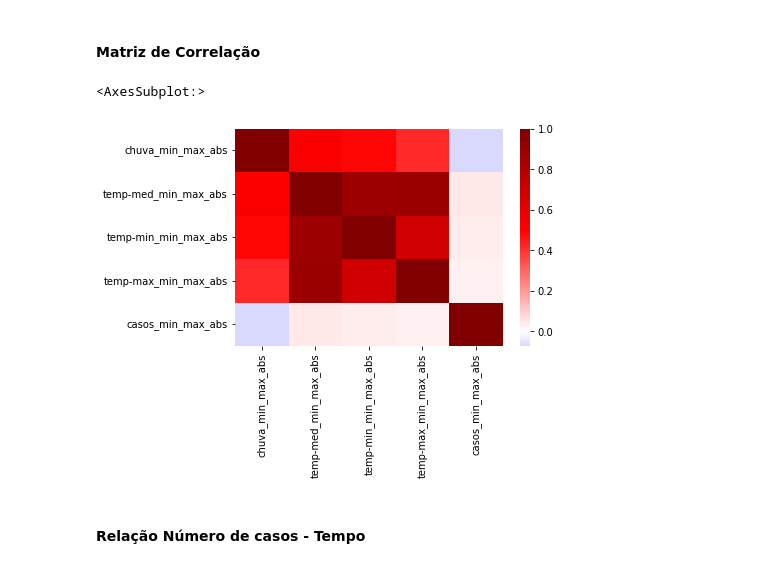
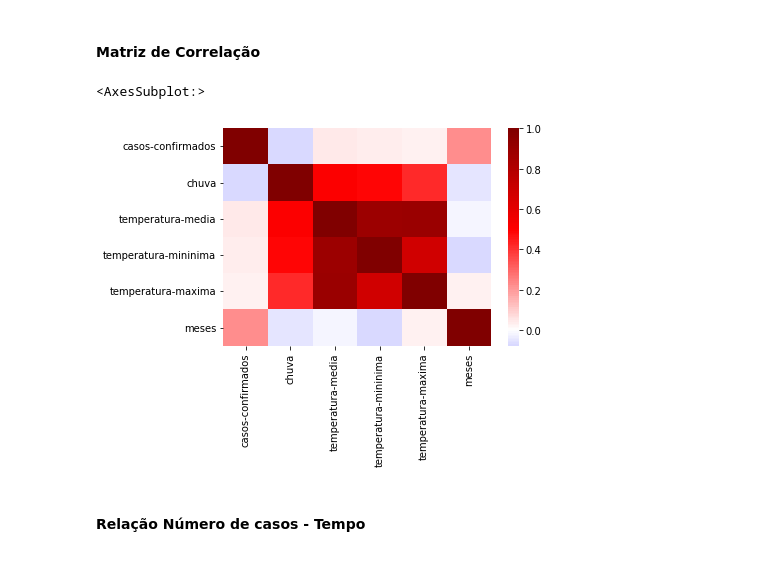
Before and after one commit to AnaLoponi/Machine_Learning_Casos_de_Dengue, a Jupyter notebook: Análise de Dados.ipynb, the cells around one changed output. Drawn from its saved outputs; the diff is of its cells as text; code cells hidden in the pictures.

```diff
--- a/Análise de Dados.ipynb
+++ b/Análise de Dados.ipynb
@@ -261,13 +245,13 @@ def separacao(x, c):
 # %%
 # Conexão entre dois fatores para compreender as informações e dependências entre as features.
 # Os coeficientes de correlação são padronizados. A correlação mede tanto a força como a direção da relação linear entre duas variáveis
 
-dados_corr = dados2.corr()
+dados_corr = dados3.corr()
 dados_corr
 sns.heatmap(dados_corr, cmap='seismic', center=0)
 # %% [output]
 <AxesSubplot:>
-[figure, old version]
+[figure, new version]
 # %% [markdown]
 #### Relação Número de casos - Tempo
 # %%
```
Also changed, not shown: parts of 10 cells of this notebook.
